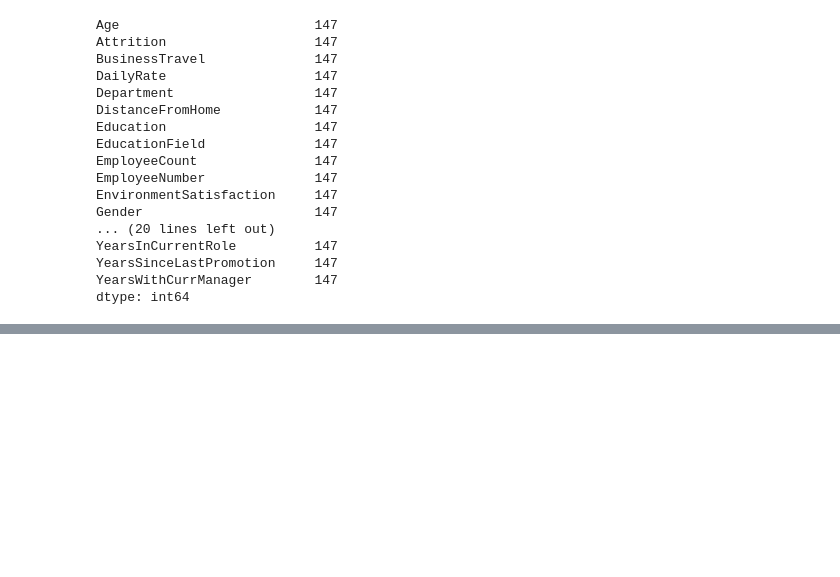
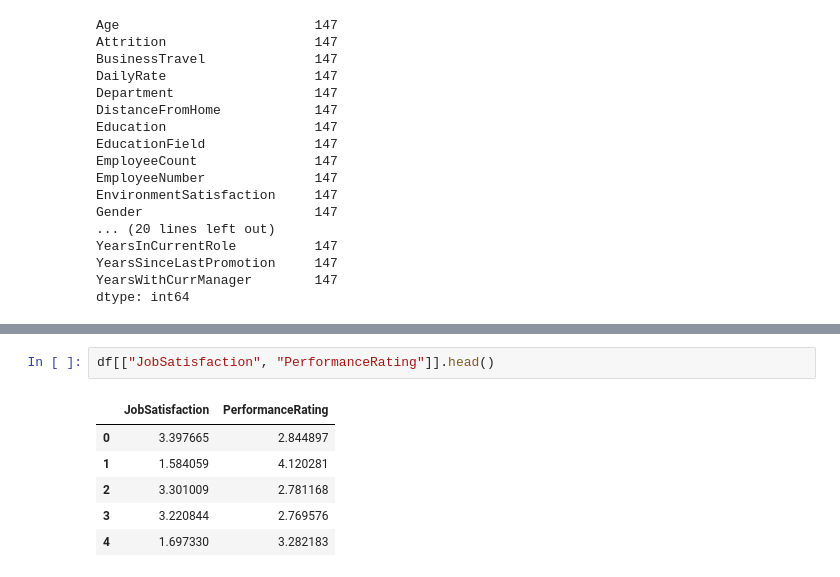
Before and after one commit to Lughaidh-w/Integrated_CA, a Jupyter notebook: Integrated CA2.ipynb, the cells around one changed output, grey strips where cells are left out. Drawn from its saved outputs; the diff is of its cells as text; blank space fills up the shorter version.

```diff
--- a/Integrated CA2.ipynb
+++ b/Integrated CA2.ipynb
@@ -114,0 +137,9 @@ df.isnull().head(40)
+# %%
+df[["JobSatisfaction", "PerformanceRating"]].head()
+# %% [output]
+|  | JobSatisfaction | PerformanceRating |
+| 0 | 3.397665 | 2.844897 |
+| 1 | 1.584059 | 4.120281 |
+| 2 | 3.301009 | 2.781168 |
+| 3 | 3.220844 | 2.769576 |
+| 4 | 1.697330 | 3.282183 |
```
Also changed, not shown: parts of 9 cells of this notebook, 2 other files.
